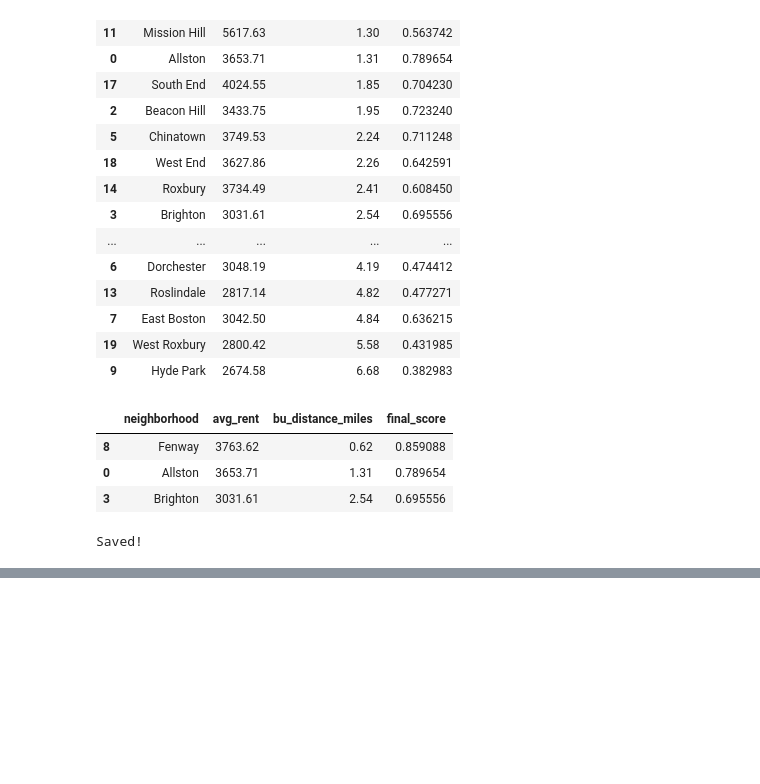
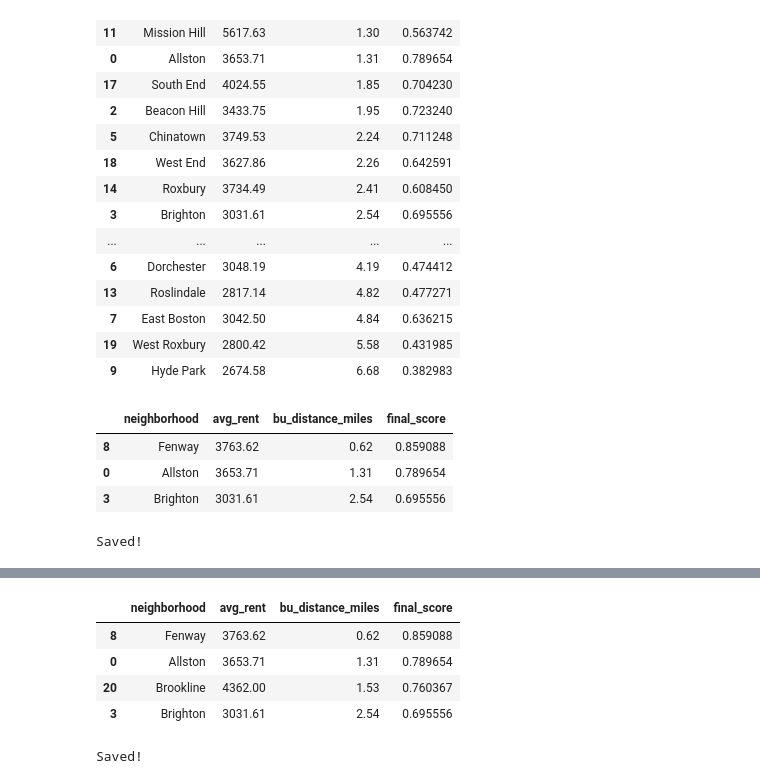
Before and after one commit to Kpop-Smoke/bu-neighborhood-recommender, a Jupyter notebook: notebooks/03_scoring_model.ipynb, the cells around one changed output, grey strips where cells are left out. Saved outputs shown, nothing was run; the diff lists cells and outputs as text; code cells hidden in the pictures; blank space fills up the shorter version.

```diff
--- a/notebooks/03_scoring_model.ipynb
+++ b/notebooks/03_scoring_model.ipynb
@@ -214,0 +340,16 @@ Saved!
+# %%
+bu_neighborhoods = ['Allston', 'Fenway', 'Brighton', 'Brookline']
+bu_master = master[master['neighborhood'].isin(bu_neighborhoods)].copy()
+bu_master[['neighborhood', 'avg_rent', 'bu_distance_miles', 'final_score']].sort_values('final_score', ascending=False)
+# %% [output]
+|  | neighborhood | avg_rent | bu_distance_miles | final_score |
+| 8 | Fenway | 3763.62 | 0.62 | 0.859088 |
+| 0 | Allston | 3653.71 | 1.31 | 0.789654 |
+| 20 | Brookline | 4362.00 | 1.53 | 0.760367 |
+| 3 | Brighton | 3031.61 | 2.54 | 0.695556 |
+# %%
+master.to_csv('../data/processed/master_scores.csv', index=False)
+bu_master.to_csv('../data/processed/bu_master_scores.csv', index=False)
+print("Saved!")
+# %% [output]
+Saved!
```
Also changed, not shown: parts of 8 cells of this notebook, 4 other files.
